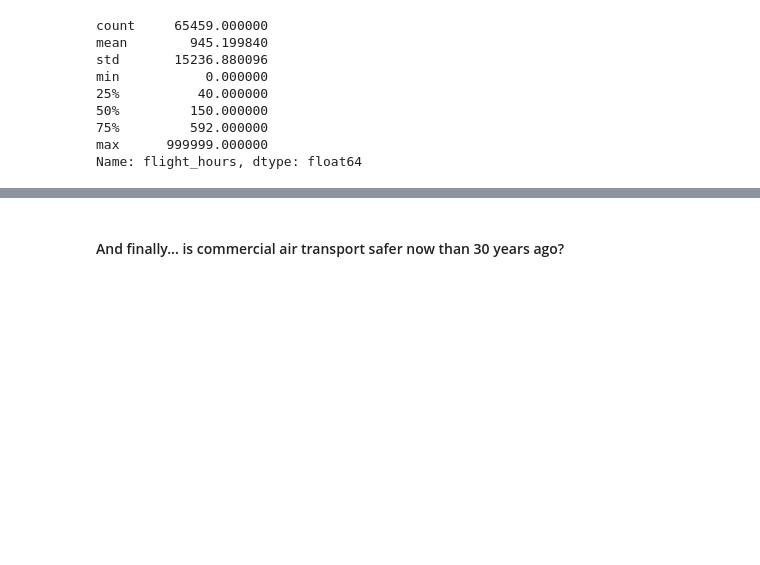
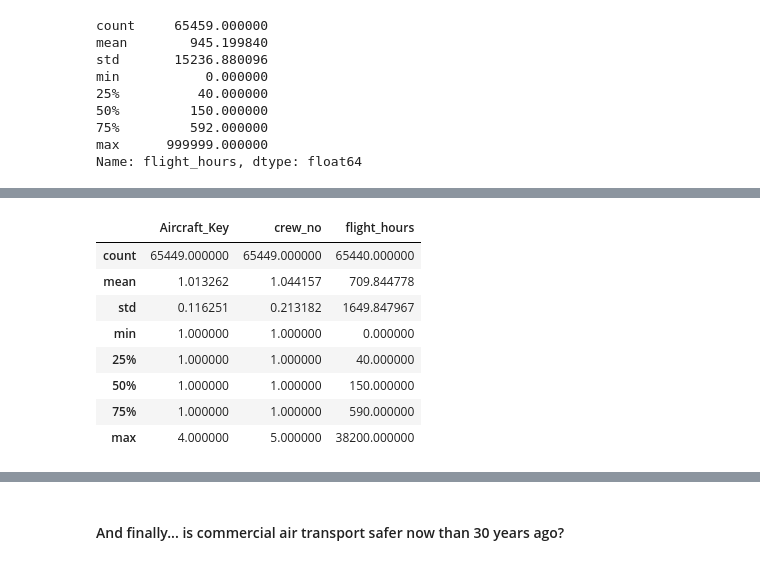
Before and after one commit to AeroPython/remove-before-flight, a Jupyter notebook: talk.ipynb, the cells around one changed output, grey strips where cells are left out. Drawn from its saved outputs; the diff is of its cells as text; code cells hidden in the pictures; blank space fills up the shorter version.

```diff
--- a/talk.ipynb
+++ b/talk.ipynb
@@ -706,0 +711,14 @@ exp_in_acc_ac.plot.box()
+# %%
+idx_2_rm = exp_in_acc_ac[exp_in_acc_ac['flight_hours']>60000].index
+exp_in_acc_ac = exp_in_acc_ac.drop(idx_2_rm)
+exp_in_acc_ac.describe()
+# %% [output]
+|  | Aircraft_Key | crew_no | flight_hours |
+| count | 65449.000000 | 65449.000000 | 65440.000000 |
+| mean | 1.013262 | 1.044157 | 709.844778 |
+| std | 0.116251 | 0.213182 | 1649.847967 |
+| min | 1.000000 | 1.000000 | 0.000000 |
+| 25% | 1.000000 | 1.000000 | 40.000000 |
+| 50% | 1.000000 | 1.000000 | 150.000000 |
+| 75% | 1.000000 | 1.000000 | 590.000000 |
+| max | 4.000000 | 5.000000 | 38200.000000 |
```
Also changed, not shown: parts of 41 cells of this notebook.
